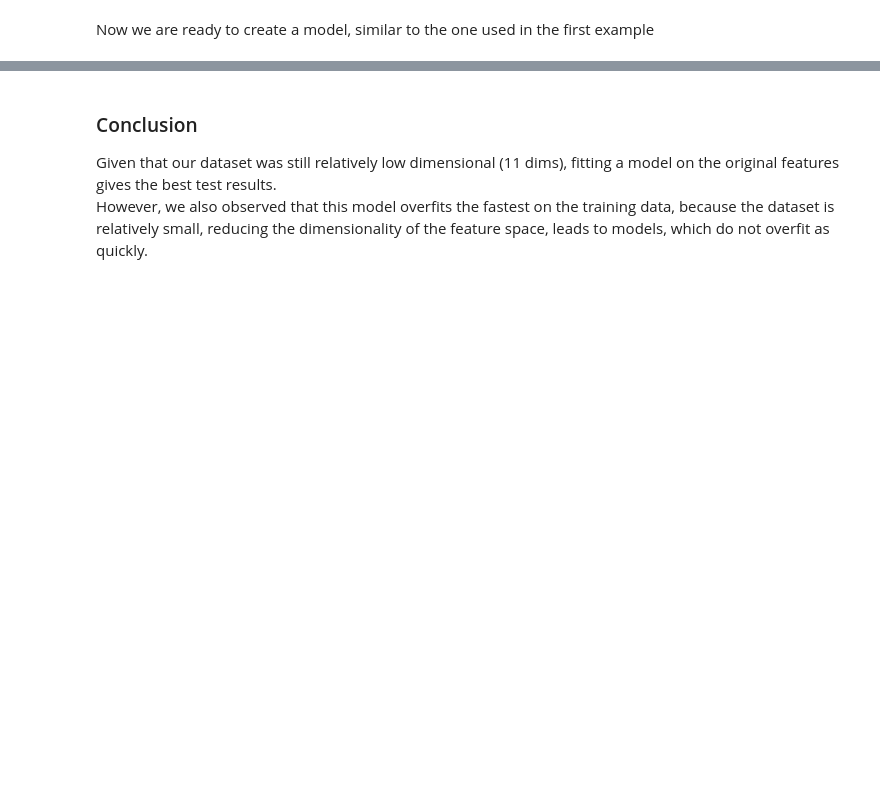
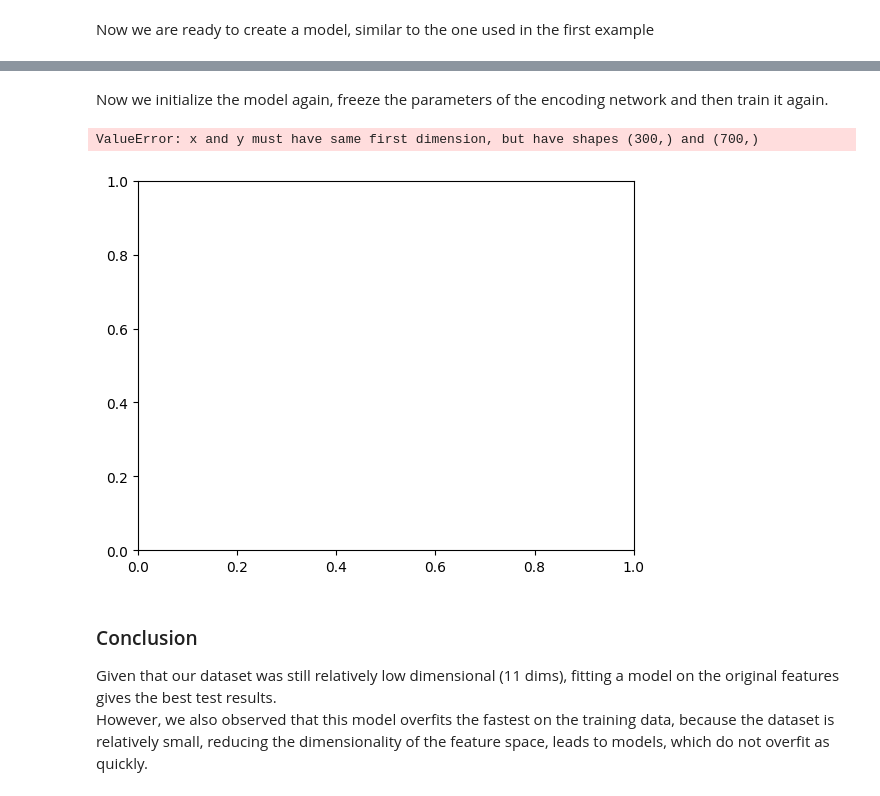
Before and after one commit to richardschattner/projects, a Jupyter notebook: 3_methods_compared.ipynb, the cells around one changed output, grey strips where cells are left out. Saved outputs shown, nothing was run; the diff lists cells and outputs as text; code cells hidden in the pictures; blank space fills up the shorter version.

```diff
--- a/3_methods_compared.ipynb
+++ b/3_methods_compared.ipynb
@@ -296,3 +310,25 @@ plt.legend();
+# %% [markdown]
+Now we initialize the model again, freeze the parameters of the encoding network and then train it again.
+# %%
+model_ae_frozen = Model_AE()
+
+#freeze encoder network:
+for param in model_ae_frozen.ae.parameters():
+    param.requires_grad = False
+
+optimizer = torch.optim.Adam(model_ae.parameters(), lr = 1e-4)
+m3_train, m3_val = train(model_ae, 400, train_loader, val_loader, loss_fn)
+
+#lr decay
+optimizer = torch.optim.Adam(model_ae.parameters(), lr = 1e-5)
+m3_train2, m3_val2 = train(model_ae, 300, train_loader, val_loader, loss_fn)
+
+plt.plot(range(700), m3_train + m3_train2, 'blue' , label = 'train')
+plt.plot(range(700), m3_val + m3_val2, 'red' , label = 'valid')
+plt.legend();
+# %% [output]
+ValueError: x and y must have same first dimension, but have shapes (300,) and (700,)
+[figure, added]
 # %% [markdown]
 ### Conclusion
 Given that our dataset was still relatively low dimensional (11 dims), fitting a model on the original features gives the best test results.
```
Also changed, not shown: parts of 14 cells of this notebook, 1 other file.
